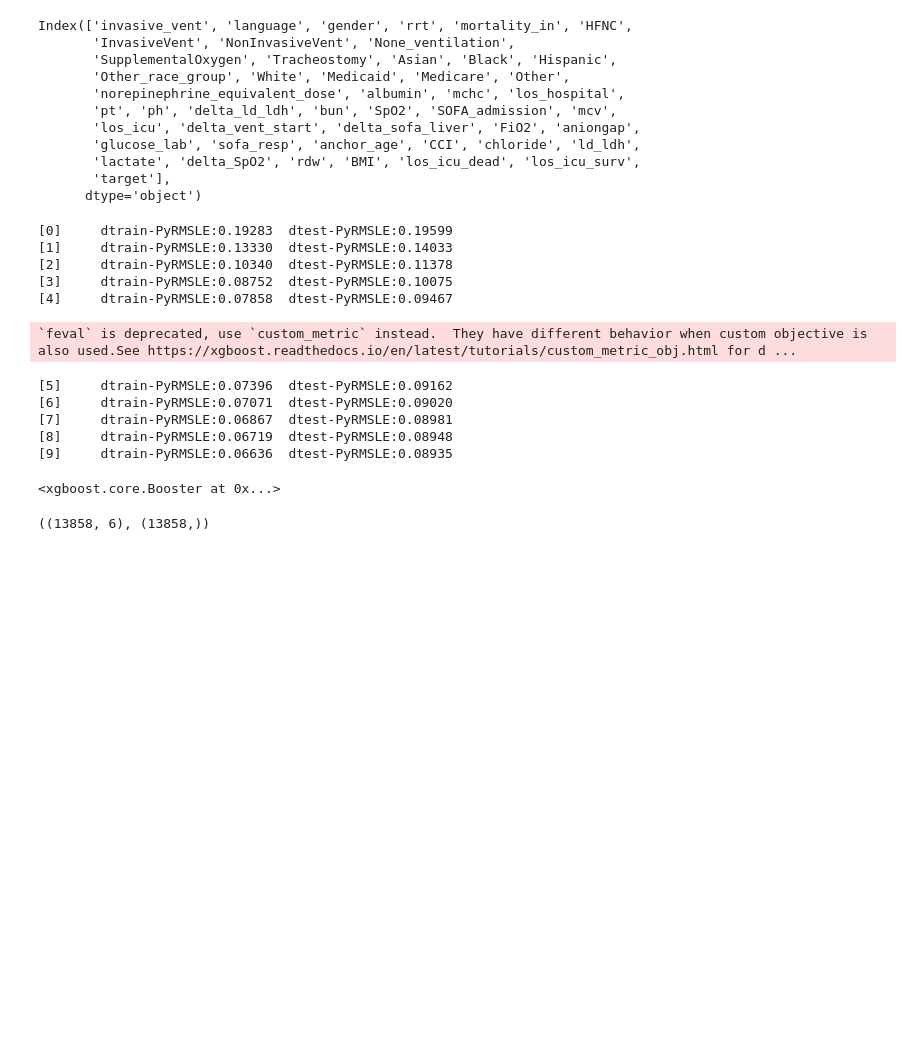
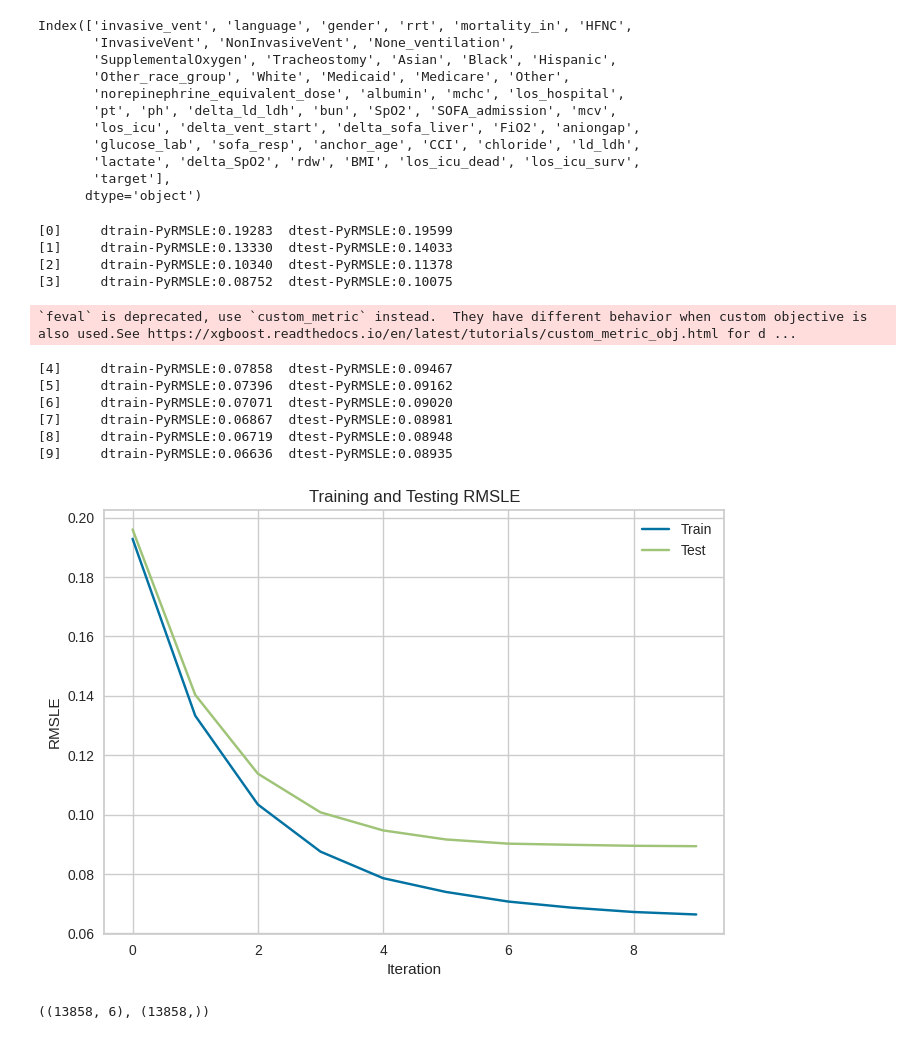
Before and after one commit to sebasmos/mit_o2, a Jupyter notebook: notebooks/regularized_model.ipynb, the cells around one changed output. Cells and saved outputs as stored; diff of their text form; code cells hidden in the pictures; blank space fills up the shorter version.

Commit message:
improved graphics :) #1

```diff
--- a/notebooks/regularized_model.ipynb
+++ b/notebooks/regularized_model.ipynb
@@ -247,25 +247,47 @@ X_train_processed["target"] = y_train_c
 X_test_processed["target"] = y_test_c
 dtrain = xgb.DMatrix(X_train_processed.drop(columns=["target"]), label=X_train_processed["target"])
 dtest = xgb.DMatrix(X_test_processed.drop(columns=["target"]), label=X_test_processed["target"])
-
-xgb.train({'tree_method': 'hist', 'seed': 1994,
-           'disable_default_eval_metric': 1},
-          dtrain=dtrain,
-          num_boost_round=10,
-          obj=squared_log,
-          feval=rmsle,
-          evals=[(dtrain, 'dtrain'), (dtest, 'dtest')],
-          evals_result={})
-# %% [output]
-[0]     dtrain-PyRMSLE:0.19283  dtest-PyRMSLE:0.19599
-[1]     dtrain-PyRMSLE:0.13330  dtest-PyRMSLE:0.14033
-[2]     dtrain-PyRMSLE:0.10340  dtest-PyRMSLE:0.11378
-[3]     dtrain-PyRMSLE:0.08752  dtest-PyRMSLE:0.10075
-[4]     dtrain-PyRMSLE:0.07858  dtest-PyRMSLE:0.09467
-`feval` is deprecated, use `custom_metric` instead.  They have different behavior when custom objective is also used.See https://xgboost.readthedocs.io/en/latest/tutorials/custom_metric_obj.html for d ...
-[5]     dtrain-PyRMSLE:0.07396  dtest-PyRMSLE:0.09162
-[6]     dtrain-PyRMSLE:0.07071  dtest-PyRMSLE:0.09020
-[7]     dtrain-PyRMSLE:0.06867  dtest-PyRMSLE:0.08981
-[8]     dtrain-PyRMSLE:0.06719  dtest-PyRMSLE:0.08948
-[9]     dtrain-PyRMSLE:0.06636  dtest-PyRMSLE:0.08935
-<xgboost.core.Booster at 0x...>
+# %%
+import xgboost as xgb
+import matplotlib.pyplot as plt
+
+# Training code
+params = {
+    'tree_method': 'hist',
+    'seed': 1994,
+    'disable_default_eval_metric': 1
+}
+
+evals_result = {}  # Empty dictionary to store evaluation results
+
+model = xgb.train(params,
+                  dtrain=dtrain,
+                  num_boost_round=10,
+                  obj=squared_log,
+                  feval=rmsle,
+                  evals=[(dtrain, 'dtrain'), (dtest, 'dtest')],
+                  evals_result=evals_result)
+# Plotting the evaluation results
+train_metric = evals_result['dtrain']['PyRMSLE']
+test_metric = evals_result['dtest']['PyRMSLE']
+
+plt.plot(train_metric, label='Train')
+plt.plot(test_metric, label='Test')
+plt.xlabel('Iteration')
+plt.ylabel('RMSLE')
+plt.title('Training and Testing RMSLE')
+plt.legend()
+plt.show()
+# %% [output]
+[0]     dtrain-PyRMSLE:0.19283  dtest-PyRMSLE:0.19599
+[1]     dtrain-PyRMSLE:0.13330  dtest-PyRMSLE:0.14033
+[2]     dtrain-PyRMSLE:0.10340  dtest-PyRMSLE:0.11378
+[3]     dtrain-PyRMSLE:0.08752  dtest-PyRMSLE:0.10075
+`feval` is deprecated, use `custom_metric` instead.  They have different behavior when custom objective is also used.See https://xgboost.readthedocs.io/en/latest/tutorials/custom_metric_obj.html for d ...
+[4]     dtrain-PyRMSLE:0.07858  dtest-PyRMSLE:0.09467
+[5]     dtrain-PyRMSLE:0.07396  dtest-PyRMSLE:0.09162
+[6]     dtrain-PyRMSLE:0.07071  dtest-PyRMSLE:0.09020
+[7]     dtrain-PyRMSLE:0.06867  dtest-PyRMSLE:0.08981
+[8]     dtrain-PyRMSLE:0.06719  dtest-PyRMSLE:0.08948
+[9]     dtrain-PyRMSLE:0.06636  dtest-PyRMSLE:0.08935
+[figure, added]
```
Also changed, not shown: parts of 1 cell of this notebook.
